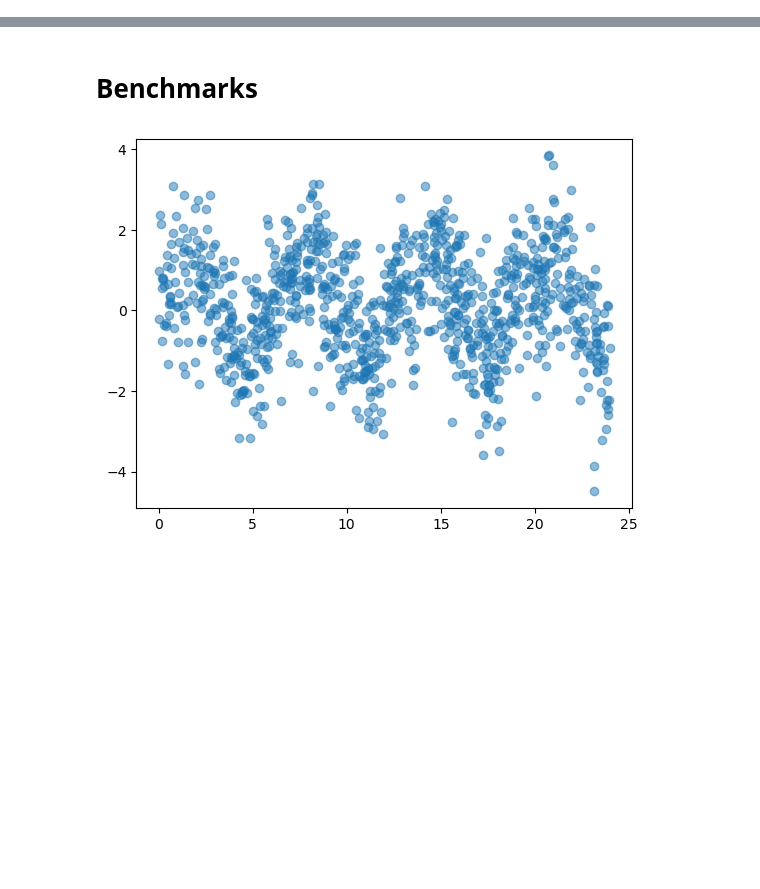
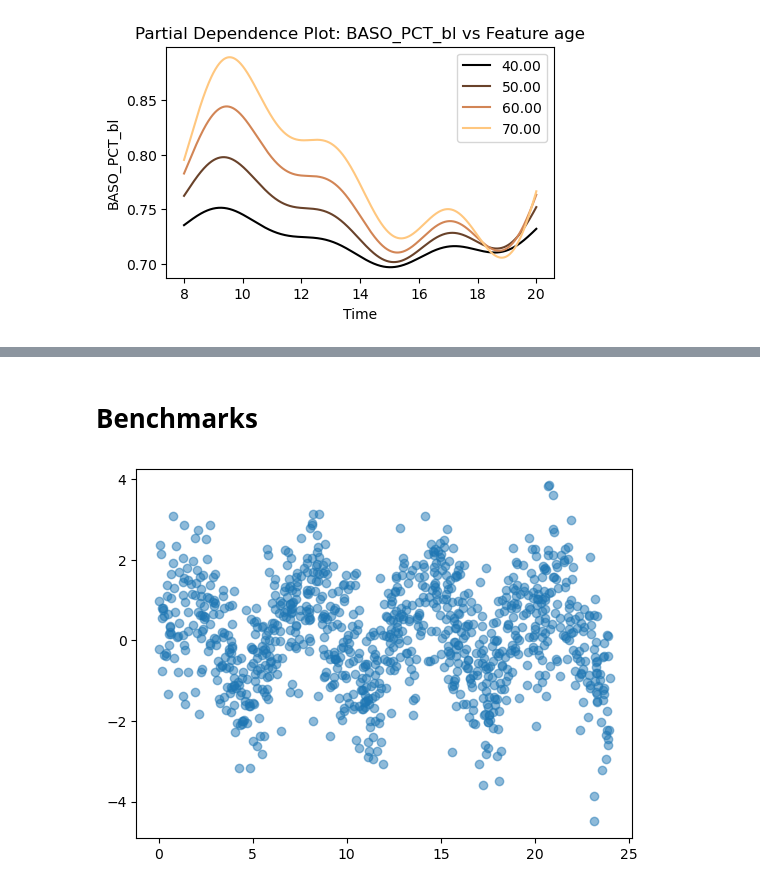
Before and after one commit to koszulordie/fourier-neural-net, a Jupyter notebook: bench.ipynb, the cells around one changed output, grey strips where cells are left out. Cells and saved outputs as stored; diff of their text form; code cells hidden in the pictures; blank space fills up the shorter version.

```diff
--- a/bench.ipynb
+++ b/bench.ipynb
@@ -109,0 +97,5 @@ plot_partial_dependence_age(model.model, './tmp/partial_dependence_age.3.png', r
+# %%
+# age partial dependence
+
+plot_partial_dependence(model.model, 1, [40, 50, 60, 70], ['sex', 'age', 'noise'], X, response, './tmp/partial_dependence_age.png')
+# %% [output]
@@ -109,0 +106 @@ plot_partial_dependence_age(model.model, './tmp/partial_dependence_age.3.png', r
+[figure, added]
```
Also changed, not shown: parts of 28 cells of this notebook.
